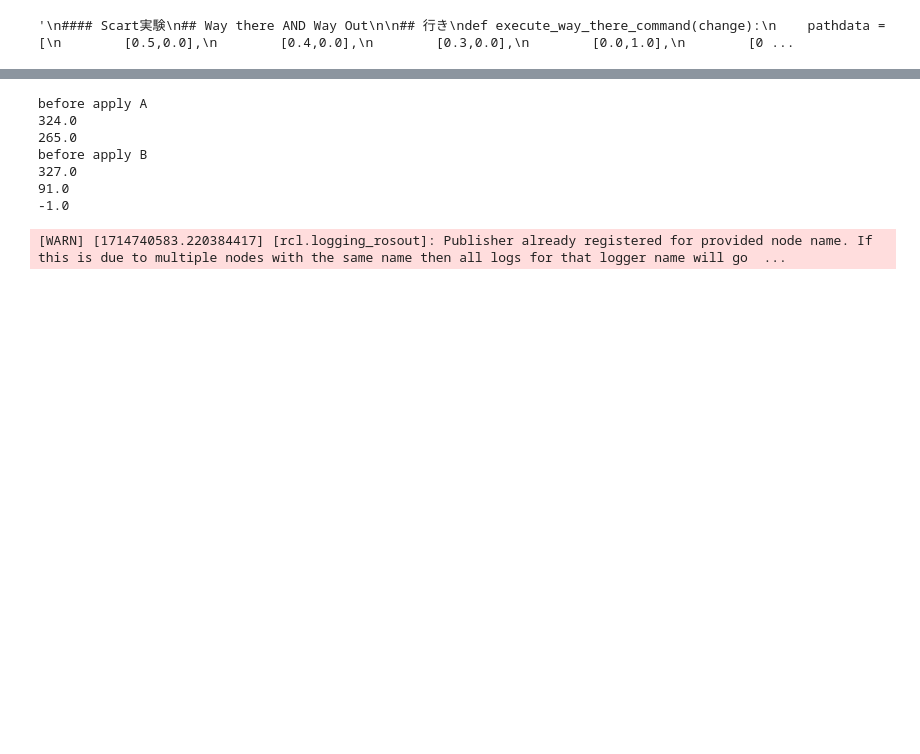
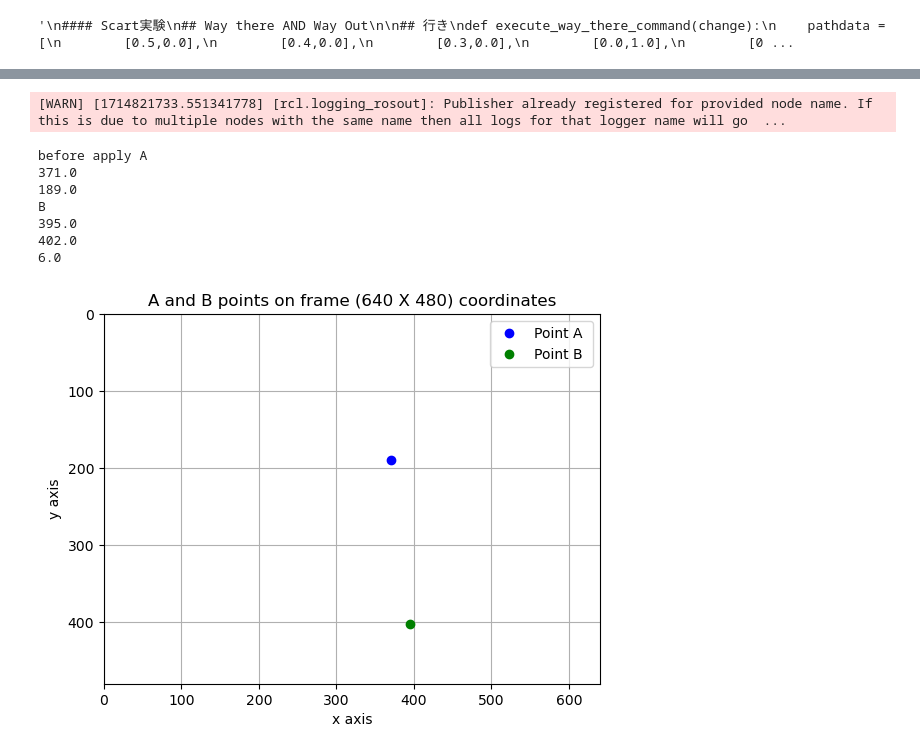
Before and after one commit to nilupul-tsukarm/VisionSystem, a Jupyter notebook: BowlDetection/KHI_DUAL.ipynb, the cells around one changed output, grey strips where cells are left out. Cells and saved outputs as stored; diff of their text form; code cells hidden in the pictures; blank space fills up the shorter version.

```diff
--- a/BowlDetection/KHI_DUAL.ipynb
+++ b/BowlDetection/KHI_DUAL.ipynb
@@ -664,7 +678,7 @@ recent_radius_short=100
 # Create an instance of JSONSubscriber
 jsub = JSONSubscriber()
 
-rclpy.spin_once(jsub, timeout_sec=1)
+rclpy.spin_once(jsub, timeout_sec=5)
 
 # Access recent_x_offset, recent_y_offset, and recent_yaw_degrees attributes
 recent_Ax_offset = jsub.recent_Ax_offset
@@ -673,26 +687,58 @@ recent_Bx_offset = jsub.recent_Bx_offset
 recent_By_offset = jsub.recent_By_offset
 recent_yaw_degrees = jsub.recent_yaw_degrees
 
-recent_x_offset = recent_Bx_offset
-recent_y_offset = recent_By_offset
-#recent_yaw_degrees = int(recent_yaw_degrees)
-recent_annotated_image = jsub.recent_annotated_image
+
+# sample values
+#recent_Ax_offset = 371.0
+#recent_Ay_offset = 189.0
+#recent_Bx_offset = 395.0
+#recent_By_offset = 403.0
+#recent_yaw_degrees = 6.0
+
+
+plt.ylim(480, 0)
+plt.xlim(0, 640)
+
+# Add title and axis labels
+plt.title('A and B points on frame (640 X 480) coordinates')
+plt.xlabel('x axis')
+plt.ylabel('y axis')
+
+
+#####
+plt.plot( recent_Ax_offset, recent_Ay_offset, marker='o', linestyle='', color='blue', label='Point A ')
+
+# Plot Bx and By offset values
+plt.plot( recent_Bx_offset, recent_By_offset, marker='o', linestyle='', color='green', label='Point B ')
+
+angle_rad = np.radians(recent_yaw_degrees)  # Convert degrees to radians
+line_length = 200  # Length of the line
+end_x = recent_Ax_offset + line_length * np.cos(angle_rad)
+end_y = recent_Ay_offset + line_length * np.sin(angle_rad)
+
+# Show legend
+plt.legend()
+
+# Show Grids
+plt.grid(True)
 
 print("before apply A")
 print(recent_Ax_offset)
 print(recent_Ay_offset)
-print("before apply B")
+print("B")
 print(recent_Bx_offset)
 print(recent_By_offset)
 print(recent_yaw_degrees)
-#cv2.imshow("NanoDet Demo", recent_annotated_image)
-#img = cv2.cvtColor(recent_annotated_image, cv2.COLOR_BGR2GR)
-#plt.imshow(cv2.cvtColor(image, cv2.COLOR_BGR2RGB))
-#plt.imshow(img)
-#plt.imshow(cv2.cvtColor(recent_annotated_image, cv2.COLOR_BGR2RGB))
-#plt.title('my picture')
-#plt.show()
 
+
+
+recent_x_offset = recent_Ax_offset
+recent_y_offset = recent_Ay_offset
+
+
+#recent_x_offset = 0.0
+#recent_y_offset = 0.0
+#recent_yaw_degrees = 0
 
 trajectory_outer, rotated_points_outer = calculate_trajectory(
     start_long=recent_start_long, start_short=recent_start_short, radius_long=recent_radius_long, radius_short=recent_radius_short,
@@ -742,41 +788,42 @@ for i in range(1, len(trajectory_outer)):
 ############################################################################################################
 ################ inner traj (corresponding to the blackened area where the water pools)#####################
 ############################################################################################################
 
 number = int(number * 0.6 * 0.5)  ##内側は小さい
 t = np.linspace(0, 1, len(rotated_points_inner))
 t_fine = np.linspace(0, 1, number)
 
 # Generate interpolation functions at X and Y coordinates, respectively
 interp_func_x = interpolate.interp1d(t, rotated_points_inner[:, 0], kind='cubic')
 interp_func_y = interpolate.interp1d(t, rotated_points_inner[:, 1], kind='cubic')
 
 # Calculate X and Y coordinates of number points using the generated interpolation function
 x_fine = interp_func_x(t_fine)
 y_fine = interp_func_y(t_fine)
 
 # Combine results to generate trajectory data
 trajectory_inner = np.vstack((x_fine, y_fine)).T
 #print(trajectory)
 
 
 ### calcurate vel arrays
 # TODO: Investigate as this variable may not be necessary since the latest version works with position command values.
 vel_commands_inner = []
 for i in range(1, len(trajectory_inner)):
     # Calculate the difference between the current point and the previous point
     dx_inner = trajectory_inner[i][0] - trajectory_inner[i-1][0]
     dy_inner = trajectory_inner[i][1] - trajectory_inner[i-1][1]
     vel_commands_inner.append([dx_inner, dy_inner])
 # %% [output]
-before apply A
-324.0
-265.0
-before apply B
-327.0
-91.0
--1.0
+[WARN] [1714821733.551341778] [rcl.logging_rosout]: Publisher already registered for provided node name. If this is due to multiple nodes with the same name then all logs for that logger name will go  ...
-[WARN] [1714740583.220384417] [rcl.logging_rosout]: Publisher already registered for provided node name. If this is due to multiple nodes with the same name then all logs for that logger name will go  ...
+before apply A
+371.0
+189.0
+B
+395.0
+402.0
+6.0
+[figure, added]
 # %%
 ## Plot operating points for confirmation
 %matplotlib inline
```
Also changed, not shown: parts of 12 cells of this notebook.
